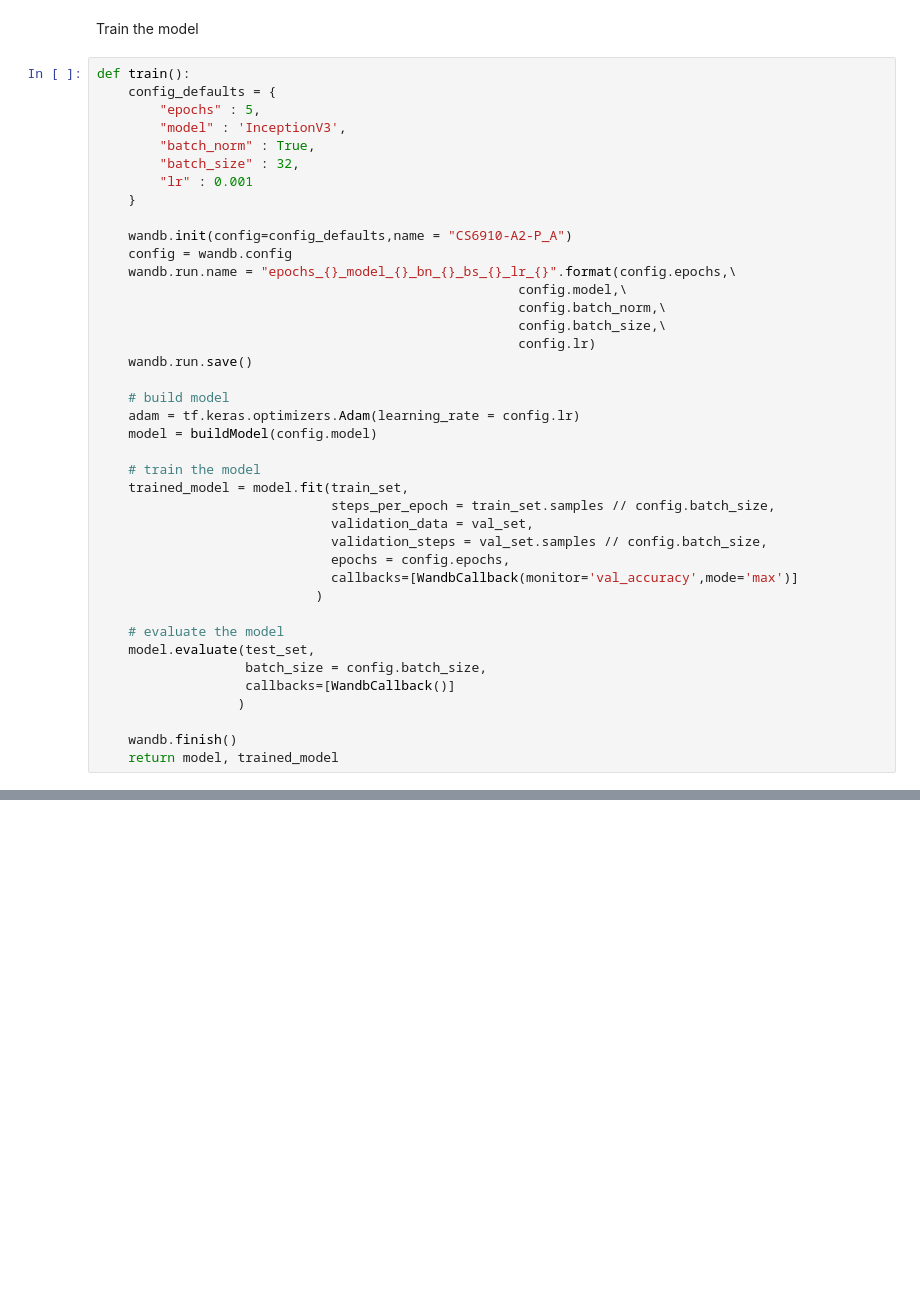
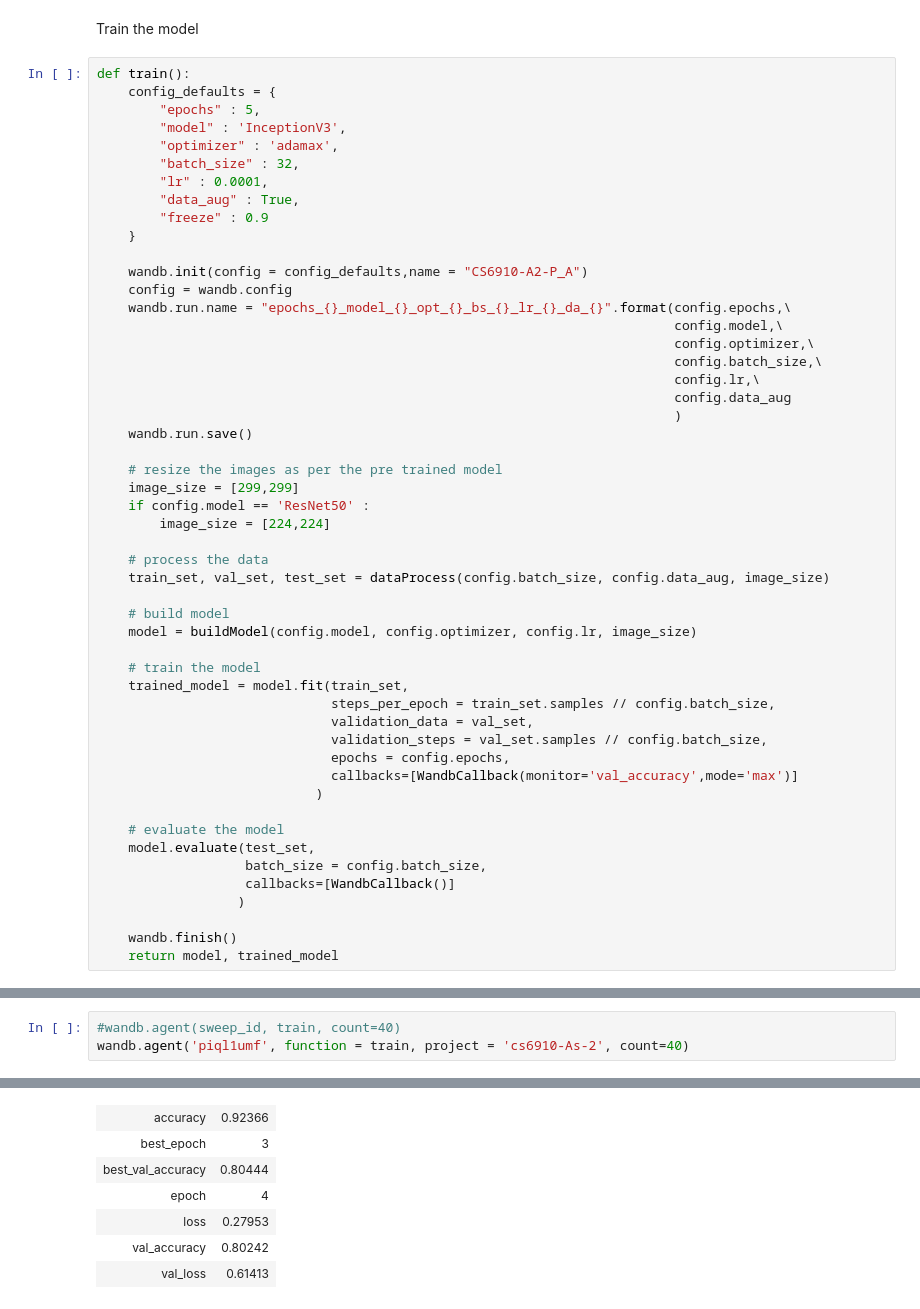
Before and after one commit to pranabIITM/CS6910, a Jupyter notebook: AS2/P-B/PartB.ipynb, the cells around one changed output, grey strips where cells are left out. Saved outputs shown, nothing was run; the diff lists cells and outputs as text; blank space fills up the shorter version.

```diff
--- a/AS2/P-B/PartB.ipynb
+++ b/AS2/P-B/PartB.ipynb
@@ -145,23 +173,34 @@ def train():
     config_defaults = {
         "epochs" : 5,
         "model" : 'InceptionV3',
-        "batch_norm" : True,
+        "optimizer" : 'adamax',
         "batch_size" : 32,
-        "lr" : 0.001
+        "lr" : 0.0001,
+        "data_aug" : True,
+        "freeze" : 0.9
     }
 
-    wandb.init(config=config_defaults,name = "CS6910-A2-P_A")
+    wandb.init(config = config_defaults,name = "CS6910-A2-P_A")
     config = wandb.config
-    wandb.run.name = "epochs_{}_model_{}_bn_{}_bs_{}_lr_{}".format(config.epochs,\
-                                                      config.model,\
-                                                      config.batch_norm,\
-                                                      config.batch_size,\
-                                                      config.lr)
+    wandb.run.name = "epochs_{}_model_{}_opt_{}_bs_{}_lr_{}_da_{}".format(config.epochs,\
+                                                                          config.model,\
+                                                                          config.optimizer,\
+                                                                          config.batch_size,\
+                                                                          config.lr,\
+                                                                          config.data_aug
+                                                                          )
     wandb.run.save()
 
+    # resize the images as per the pre trained model
+    image_size = [299,299]
+    if config.model == 'ResNet50' :
+        image_size = [224,224]
+
+    # process the data
+    train_set, val_set, test_set = dataProcess(config.batch_size, config.data_aug, image_size)
+
     # build model
-    adam = tf.keras.optimizers.Adam(learning_rate = config.lr)
-    model = buildModel(config.model)
+    model = buildModel(config.model, config.optimizer, config.lr, image_size)
 
     # train the model
     trained_model = model.fit(train_set,
@@ -242,0 +230,4 @@ Find logs at: ./wandb/run-20220329_195232-1wfixlzo/logs
+# %%
+#wandb.agent(sweep_id, train, count=40)
+wandb.agent('piql1umf', function = train, project = 'cs6910-As-2', count=40)
+# %% [output]
@@ -242,0 +271,7 @@ Find logs at: ./wandb/run-20220329_195232-1wfixlzo/logs
+| accuracy | 0.92366 |
+| best_epoch | 3 |
+| best_val_accuracy | 0.80444 |
+| epoch | 4 |
+| loss | 0.27953 |
+| val_accuracy | 0.80242 |
+| val_loss | 0.61413 |
```
Also changed, not shown: parts of 11 cells of this notebook.
